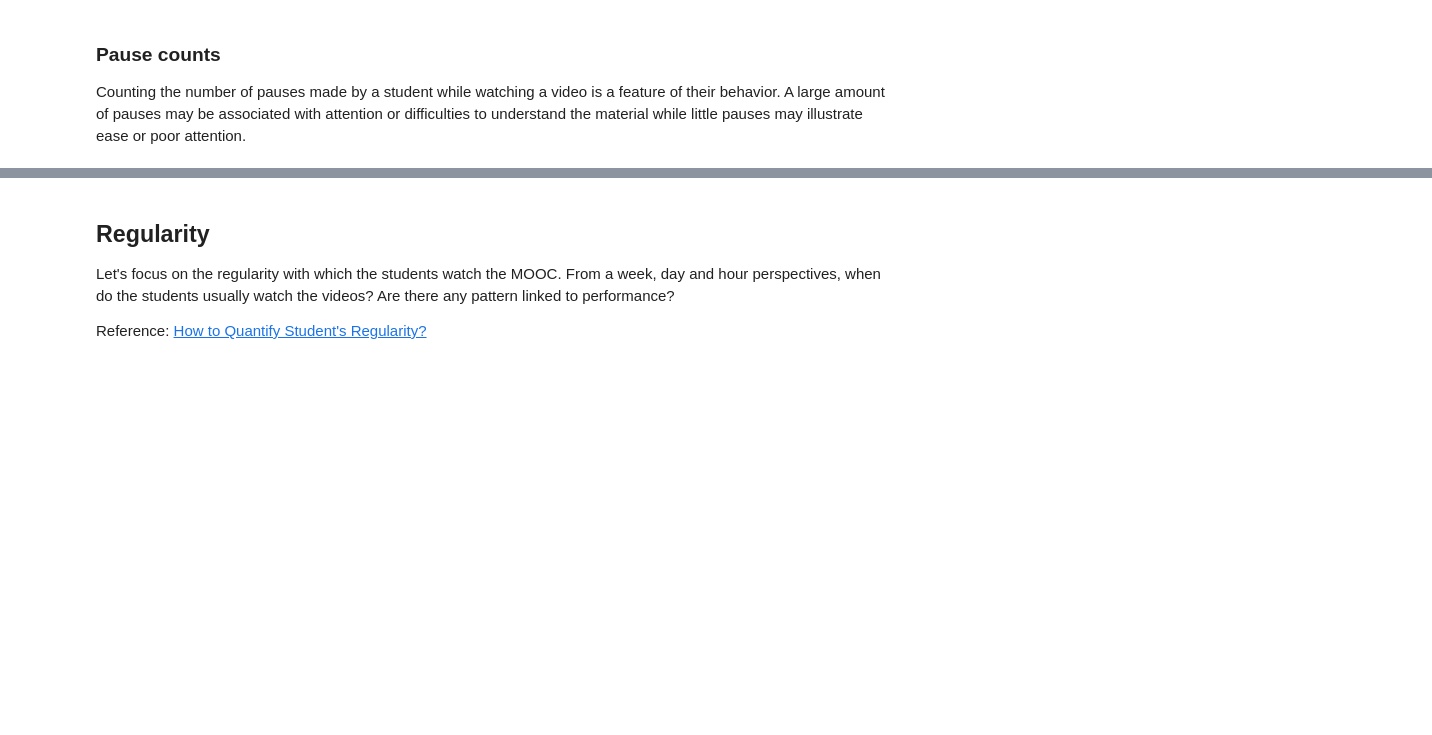
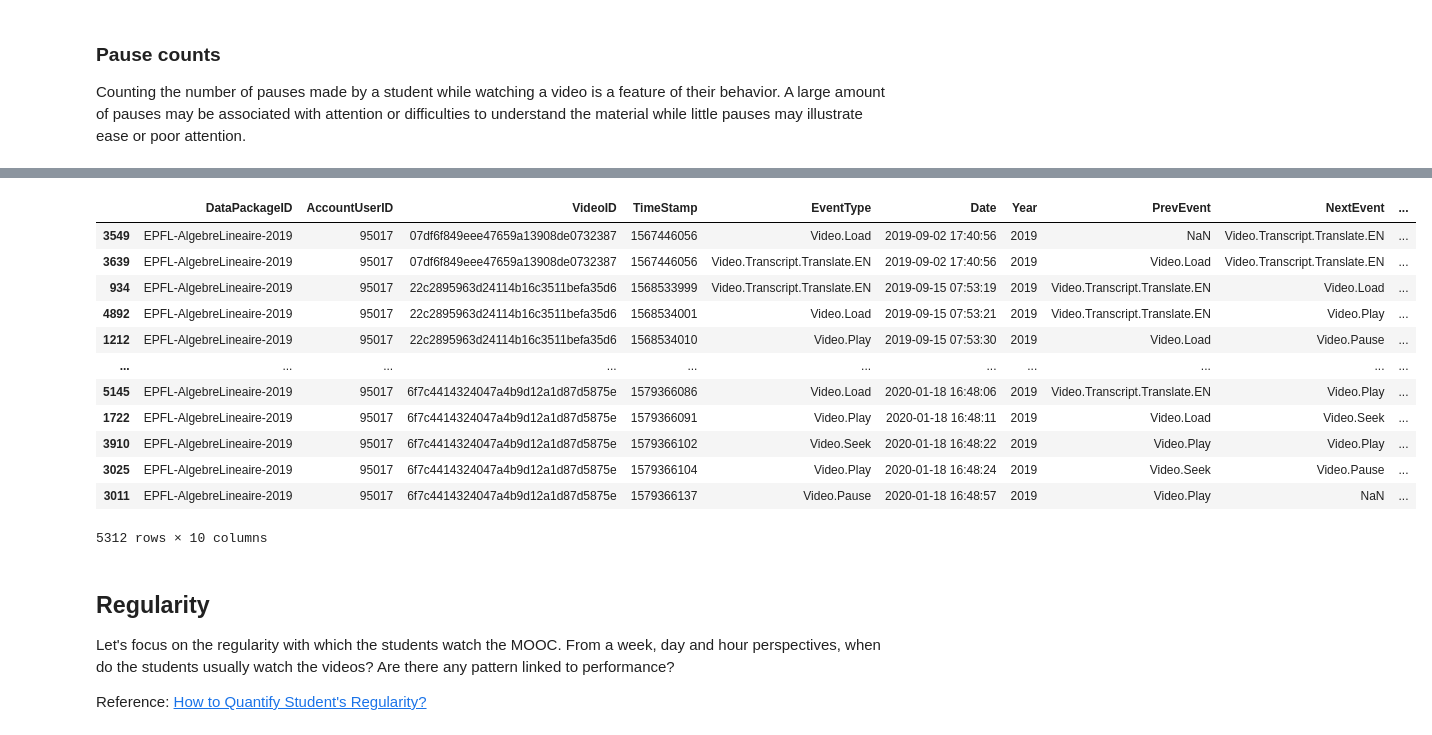
Before and after one commit to epfl-ml4ed/flipped-classroom, a Jupyter notebook: notebooks/preliminary_exploratory_analysis.ipynb, the cells around one changed output, grey strips where cells are left out. Saved outputs shown, nothing was run; the diff lists cells and outputs as text; code cells hidden in the pictures; blank space fills up the shorter version.

```diff
--- a/notebooks/preliminary_exploratory_analysis.ipynb
+++ b/notebooks/preliminary_exploratory_analysis.ipynb
@@ -332,3 +372,21 @@ Counting the number of pauses made by a student while watching a video is a feat
+# %%
+user_event['Diff'] = user_event.TimeStamp.diff()
+# %%
+user_event
+# %% [output]
+|  | DataPackageID | AccountUserID | VideoID | TimeStamp | EventType | Date | Year | PrevEvent | NextEvent | ... |
+| 3549 | EPFL-AlgebreLineaire-2019 | 95017 | 07df6f849eee47659a13908de0732387 | 1567446056 | Video.Load | 2019-09-02 17:40:56 | 2019 | NaN | Video.Transcript.Translate.EN | ... |
+| 3639 | EPFL-AlgebreLineaire-2019 | 95017 | 07df6f849eee47659a13908de0732387 | 1567446056 | Video.Transcript.Translate.EN | 2019-09-02 17:40:56 | 2019 | Video.Load | Video.Transcript.Translate.EN | ... |
+| 934 | EPFL-AlgebreLineaire-2019 | 95017 | 22c2895963d24114b16c3511befa35d6 | 1568533999 | Video.Transcript.Translate.EN | 2019-09-15 07:53:19 | 2019 | Video.Transcript.Translate.EN | Video.Load | ... |
+| 4892 | EPFL-AlgebreLineaire-2019 | 95017 | 22c2895963d24114b16c3511befa35d6 | 1568534001 | Video.Load | 2019-09-15 07:53:21 | 2019 | Video.Transcript.Translate.EN | Video.Play | ... |
+| 1212 | EPFL-AlgebreLineaire-2019 | 95017 | 22c2895963d24114b16c3511befa35d6 | 1568534010 | Video.Play | 2019-09-15 07:53:30 | 2019 | Video.Load | Video.Pause | ... |
+| ... | ... | ... | ... | ... | ... | ... | ... | ... | ... | ... |
+| 5145 | EPFL-AlgebreLineaire-2019 | 95017 | 6f7c4414324047a4b9d12a1d87d5875e | 1579366086 | Video.Load | 2020-01-18 16:48:06 | 2019 | Video.Transcript.Translate.EN | Video.Play | ... |
+| 1722 | EPFL-AlgebreLineaire-2019 | 95017 | 6f7c4414324047a4b9d12a1d87d5875e | 1579366091 | Video.Play | 2020-01-18 16:48:11 | 2019 | Video.Load | Video.Seek | ... |
+| 3910 | EPFL-AlgebreLineaire-2019 | 95017 | 6f7c4414324047a4b9d12a1d87d5875e | 1579366102 | Video.Seek | 2020-01-18 16:48:22 | 2019 | Video.Play | Video.Play | ... |
+| 3025 | EPFL-AlgebreLineaire-2019 | 95017 | 6f7c4414324047a4b9d12a1d87d5875e | 1579366104 | Video.Play | 2020-01-18 16:48:24 | 2019 | Video.Seek | Video.Pause | ... |
+| 3011 | EPFL-AlgebreLineaire-2019 | 95017 | 6f7c4414324047a4b9d12a1d87d5875e | 1579366137 | Video.Pause | 2020-01-18 16:48:57 | 2019 | Video.Play | NaN | ... |
+5312 rows × 10 columns
 # %% [markdown]
 ## Regularity
 
```
Also changed, not shown: parts of 9 cells of this notebook, 6 other files.
